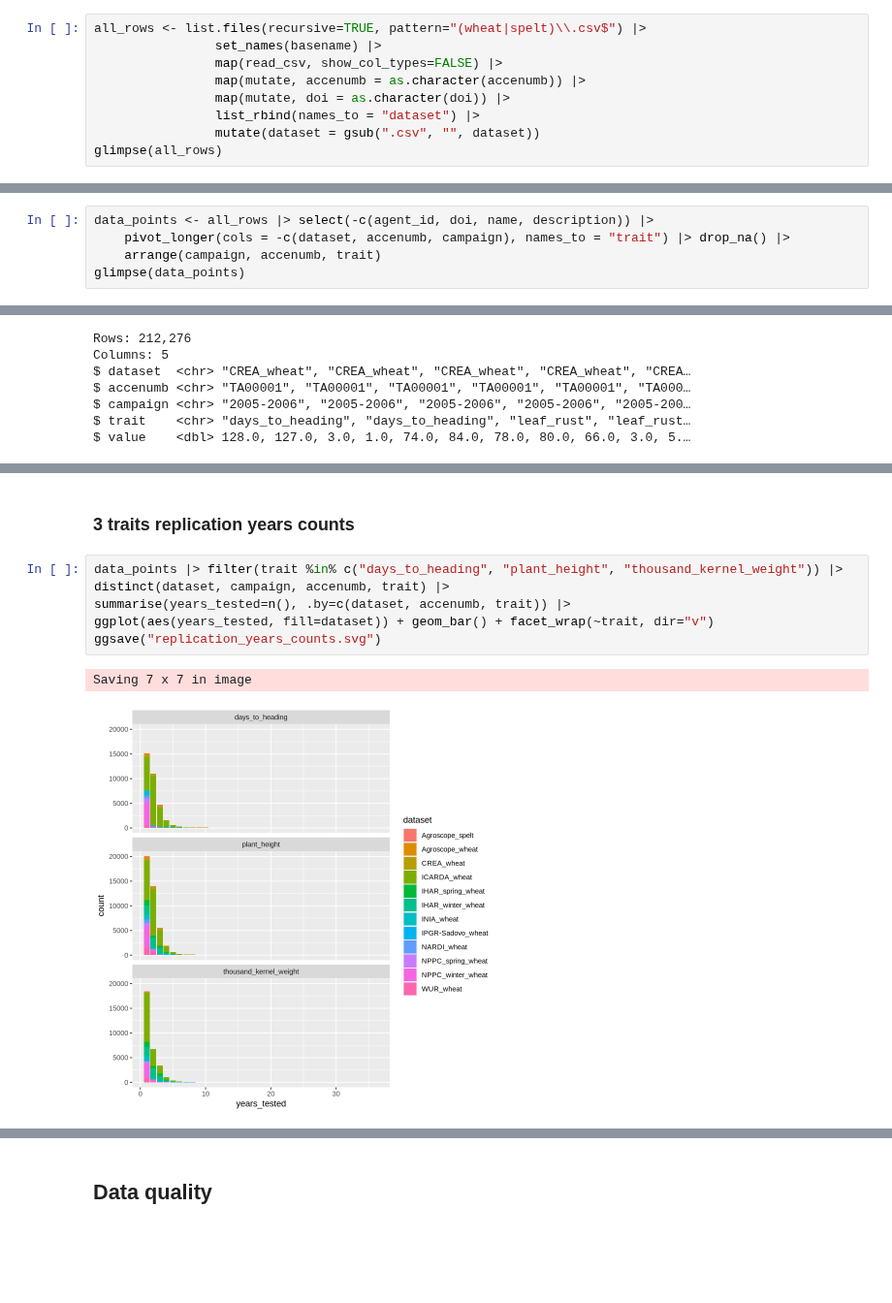
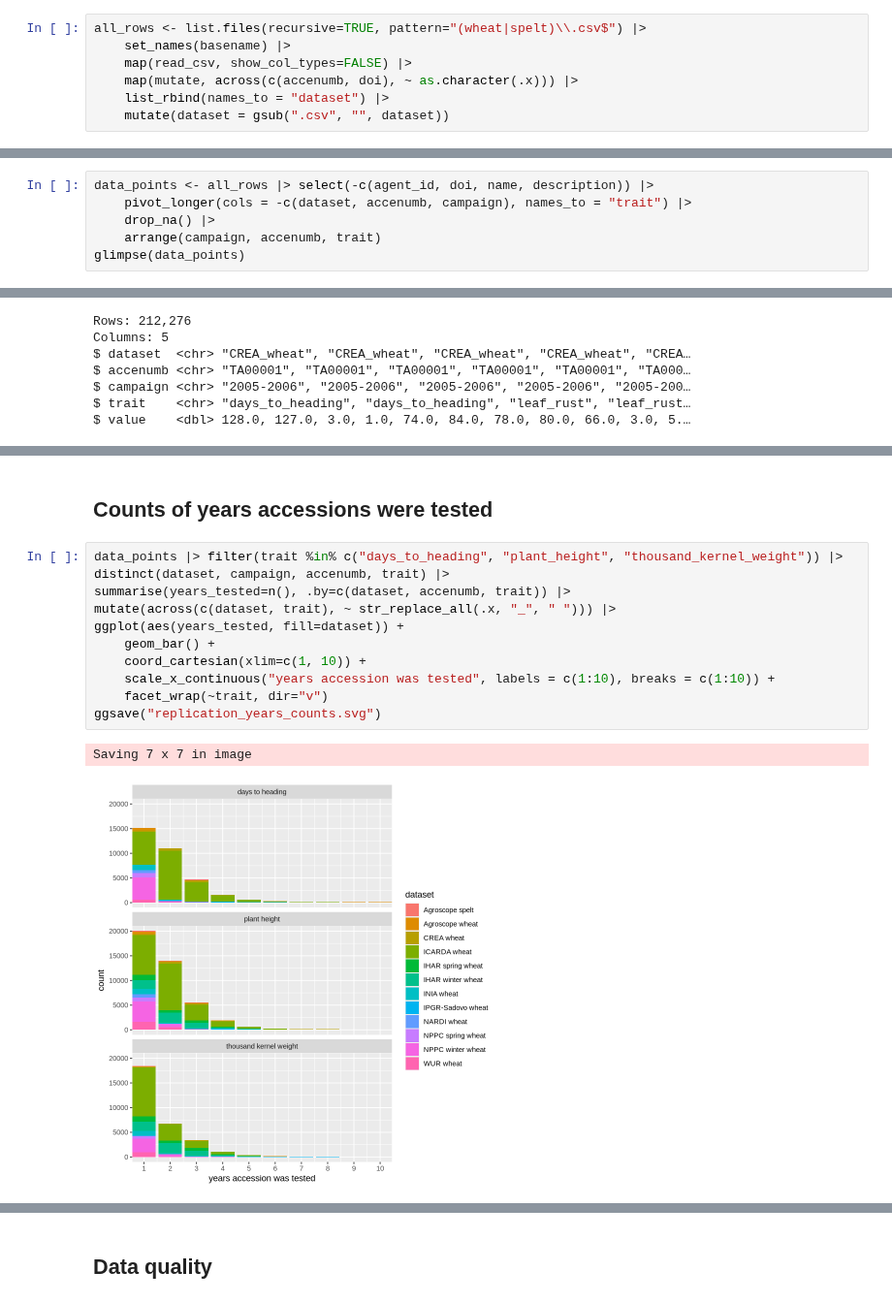
Before and after one commit to AGENTproject/historic_pheno_data_analysis, a Jupyter notebook: figures_and_tables.ipynb, the cells around one changed output, grey strips where cells are left out. Shown at 97% size. Saved outputs shown, nothing was run; the diff lists cells and outputs as text; blank space fills up the shorter version.

Commit message:
more figures

```diff
--- a/figures_and_tables.ipynb
+++ b/figures_and_tables.ipynb
@@ -19,9 +23,7 @@ library(tidyverse)
 # %%
 all_rows <- list.files(recursive=TRUE, pattern="(wheat|spelt)\\.csv$") |>
-                set_names(basename) |>
-                map(read_csv, show_col_types=FALSE) |>
-                map(mutate, accenumb = as.character(accenumb)) |>
-                map(mutate, doi = as.character(doi)) |>
-                list_rbind(names_to = "dataset") |>
-                mutate(dataset = gsub(".csv", "", dataset))
-glimpse(all_rows)
+    set_names(basename) |>
+    map(read_csv, show_col_types=FALSE) |>
+    map(mutate, across(c(accenumb, doi), ~ as.character(.x))) |>
+    list_rbind(names_to = "dataset") |>
+    mutate(dataset = gsub(".csv", "", dataset))
@@ -46,6 +30,7 @@ $ early_growth_tendency                       <dbl> NA, NA, NA, NA, NA, NA, NA
 # %%
 data_points <- all_rows |> select(-c(agent_id, doi, name, description)) |>
-    pivot_longer(cols = -c(dataset, accenumb, campaign), names_to = "trait") |> drop_na() |>
+    pivot_longer(cols = -c(dataset, accenumb, campaign), names_to = "trait") |>
+    drop_na() |>
     arrange(campaign, accenumb, trait)
 glimpse(data_points)
 # %% [output]
@@ -97,11 +169,16 @@ $ value    <dbl> 128.0, 127.0, 3.0, 1.0, 74.0, 84.0, 78.0, 80.0, 66.0, 3.0, 5.
 # %% [markdown]
-### 3 traits replication years counts
+## Counts of years accessions were tested
 # %%
 data_points |> filter(trait %in% c("days_to_heading", "plant_height", "thousand_kernel_weight")) |>
 distinct(dataset, campaign, accenumb, trait) |>
 summarise(years_tested=n(), .by=c(dataset, accenumb, trait)) |>
-ggplot(aes(years_tested, fill=dataset)) + geom_bar() + facet_wrap(~trait, dir="v")
+mutate(across(c(dataset, trait), ~ str_replace_all(.x, "_", " "))) |>
+ggplot(aes(years_tested, fill=dataset)) +
+    geom_bar() +
+    coord_cartesian(xlim=c(1, 10)) +
+    scale_x_continuous("years accession was tested", labels = c(1:10), breaks = c(1:10)) +
+    facet_wrap(~trait, dir="v")
 ggsave("replication_years_counts.svg")
 # %% [output]
 Saving 7 x 7 in image
-[figure, old version]
+[figure, new version]
```
Also changed, not shown: parts of 25 cells of this notebook, 8 other files.
